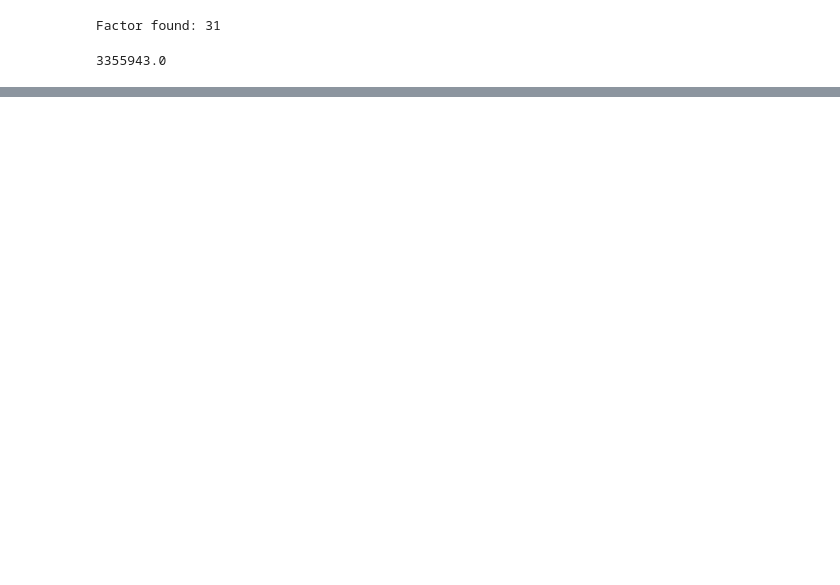
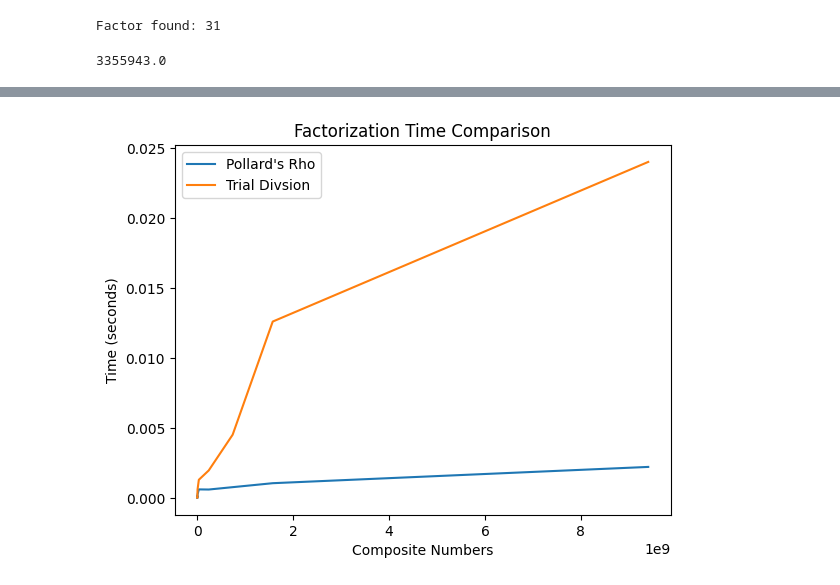
Before and after one commit to elyas21/factorazation, a Jupyter notebook: pollard-rho.ipynb, the cells around one changed output, grey strips where cells are left out. Saved outputs shown, nothing was run; the diff lists cells and outputs as text; code cells hidden in the pictures; blank space fills up the shorter version.

```diff
--- a/pollard-rho.ipynb
+++ b/pollard-rho.ipynb
@@ -43,0 +57,27 @@ number_to_factor/31
+# %%
+def trial_division(n):
+    factors = []
+    divisor = 2
+    while n > 1:
+        while n % divisor == 0:
+            factors.append(divisor)
+            n //= divisor
+        divisor += 1
+    return factors
+
+
+def ecm_factorization(n, B=20, max_steps=1000):
+    x = 2
+    y = 2
+    d = 1
+    steps = 0
+
+    while d == 1 and steps < max_steps:
+        x = (x**2 + 1) % n
+        y = ((y**2 + 1)**2 + 1) % n
+        d = gcd(abs(x - y), n)
+        steps += 1
+
+    if d == n:
+        return None  # ECM failed
+    return d
@@ -43,0 +224,13 @@ number_to_factor/31
+# %%
+# plt.plot(composite, trial_div_times, label='Trial Division')
+plt.plot(composite, pollard_rho_times, label="Pollard's Rho")
+plt.plot(composite, trial_div_times, label='Trial Divsion')
+# plt.plot(composite, ecm_times, label='ECM')
+
+plt.xlabel('Composite Numbers')
+plt.ylabel('Time (seconds)')
+plt.title('Factorization Time Comparison')
+plt.legend()
+plt.show()
+# %% [output]
+[figure, added]
```
Also changed, not shown: parts of 9 cells of this notebook.
